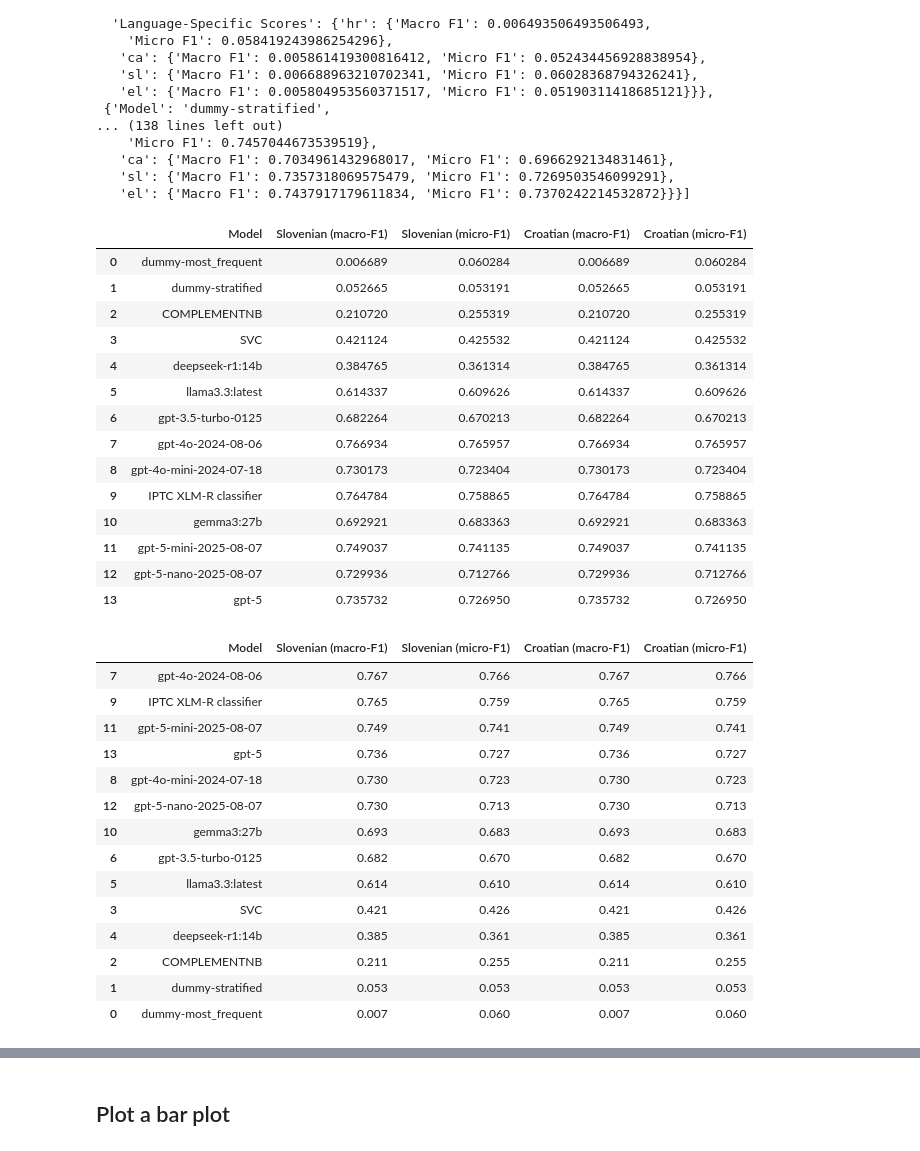
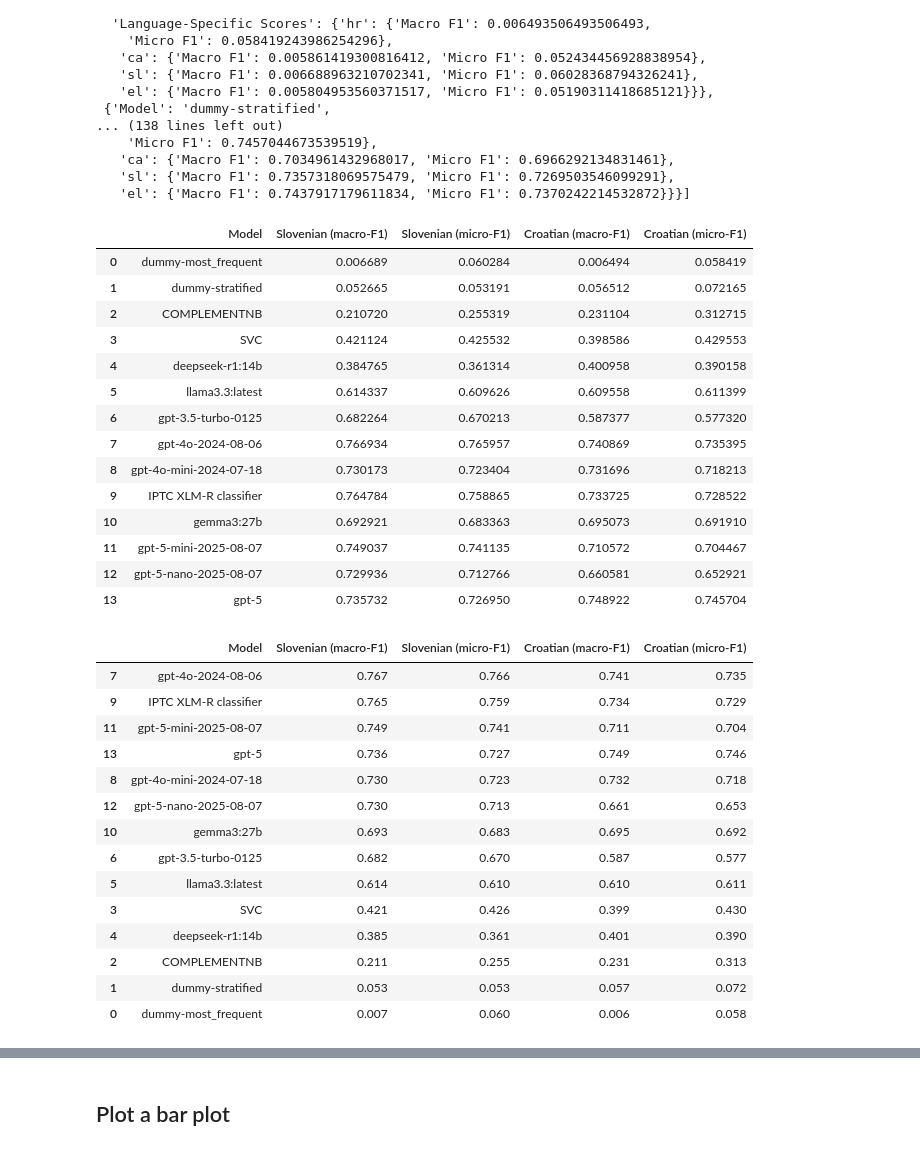
Before and after one commit to TajaKuzman/Benchmarking-Text-Classification-on-South-Slavic, a Jupyter notebook: IPTC-NewsTopic-Benchmark/evaluation-for-the-paper/evaluation_for_the_paper.ipynb, the cells around one changed output, grey strips where cells are left out. Cells and saved outputs as stored; diff of their text form; code cells hidden in the pictures.

```diff
--- a/IPTC-NewsTopic-Benchmark/evaluation-for-the-paper/evaluation_for_the_paper.ipynb
+++ b/IPTC-NewsTopic-Benchmark/evaluation-for-the-paper/evaluation_for_the_paper.ipynb
@@ -26,57 +26,54 @@ results
 # %%
 results_iptc = []
 
 for x in results:
 	cur_result = {}
 	cur_result["Model"] = x["Model"]
-	for lang in ["Slovenian", "Croatian"]:
-		if lang == "Slovenian":
-			lang_code = "sl"
-		elif lang == ["Croatian"]:
-			lang_code = "hr"
-		cur_result[f"{lang} (macro-F1)"] = x['Language-Specific Scores'][lang_code]["Macro F1"]
-		cur_result[f"{lang} (micro-F1)"] = x['Language-Specific Scores'][lang_code]["Micro F1"]
+	cur_result[f"Slovenian (macro-F1)"] = x['Language-Specific Scores']["sl"]["Macro F1"]
+	cur_result[f"Slovenian (micro-F1)"] = x['Language-Specific Scores']["sl"]["Micro F1"]
+	cur_result[f"Croatian (macro-F1)"] = x['Language-Specific Scores']["hr"]["Macro F1"]
+	cur_result[f"Croatian (micro-F1)"] = x['Language-Specific Scores']["hr"]["Micro F1"]
 	results_iptc.append(cur_result)
 
 results_df = pd.DataFrame(results_iptc)
 
 results_df
 # %% [output]
 |  | Model | Slovenian (macro-F1) | Slovenian (micro-F1) | Croatian (macro-F1) | Croatian (micro-F1) |
-| 0 | dummy-most_frequent | 0.006689 | 0.060284 | 0.006689 | 0.060284 |
-| 1 | dummy-stratified | 0.052665 | 0.053191 | 0.052665 | 0.053191 |
-| 2 | COMPLEMENTNB | 0.210720 | 0.255319 | 0.210720 | 0.255319 |
-| 3 | SVC | 0.421124 | 0.425532 | 0.421124 | 0.425532 |
-| 4 | deepseek-r1:14b | 0.384765 | 0.361314 | 0.384765 | 0.361314 |
-| 5 | llama3.3:latest | 0.614337 | 0.609626 | 0.614337 | 0.609626 |
-| 6 | gpt-3.5-turbo-0125 | 0.682264 | 0.670213 | 0.682264 | 0.670213 |
-| 7 | gpt-4o-2024-08-06 | 0.766934 | 0.765957 | 0.766934 | 0.765957 |
-| 8 | gpt-4o-mini-2024-07-18 | 0.730173 | 0.723404 | 0.730173 | 0.723404 |
-| 9 | IPTC XLM-R classifier | 0.764784 | 0.758865 | 0.764784 | 0.758865 |
-| 10 | gemma3:27b | 0.692921 | 0.683363 | 0.692921 | 0.683363 |
-| 11 | gpt-5-mini-2025-08-07 | 0.749037 | 0.741135 | 0.749037 | 0.741135 |
-| 12 | gpt-5-nano-2025-08-07 | 0.729936 | 0.712766 | 0.729936 | 0.712766 |
-| 13 | gpt-5 | 0.735732 | 0.726950 | 0.735732 | 0.726950 |
+| 0 | dummy-most_frequent | 0.006689 | 0.060284 | 0.006494 | 0.058419 |
+| 1 | dummy-stratified | 0.052665 | 0.053191 | 0.056512 | 0.072165 |
+| 2 | COMPLEMENTNB | 0.210720 | 0.255319 | 0.231104 | 0.312715 |
+| 3 | SVC | 0.421124 | 0.425532 | 0.398586 | 0.429553 |
+| 4 | deepseek-r1:14b | 0.384765 | 0.361314 | 0.400958 | 0.390158 |
+| 5 | llama3.3:latest | 0.614337 | 0.609626 | 0.609558 | 0.611399 |
+| 6 | gpt-3.5-turbo-0125 | 0.682264 | 0.670213 | 0.587377 | 0.577320 |
+| 7 | gpt-4o-2024-08-06 | 0.766934 | 0.765957 | 0.740869 | 0.735395 |
+| 8 | gpt-4o-mini-2024-07-18 | 0.730173 | 0.723404 | 0.731696 | 0.718213 |
+| 9 | IPTC XLM-R classifier | 0.764784 | 0.758865 | 0.733725 | 0.728522 |
+| 10 | gemma3:27b | 0.692921 | 0.683363 | 0.695073 | 0.691910 |
+| 11 | gpt-5-mini-2025-08-07 | 0.749037 | 0.741135 | 0.710572 | 0.704467 |
+| 12 | gpt-5-nano-2025-08-07 | 0.729936 | 0.712766 | 0.660581 | 0.652921 |
+| 13 | gpt-5 | 0.735732 | 0.726950 | 0.748922 | 0.745704 |
 # %%
 results_df = results_df.sort_values(by="Slovenian (macro-F1)", ascending=False).round(3)
 
 results_df
 # %% [output]
 |  | Model | Slovenian (macro-F1) | Slovenian (micro-F1) | Croatian (macro-F1) | Croatian (micro-F1) |
-| 7 | gpt-4o-2024-08-06 | 0.767 | 0.766 | 0.767 | 0.766 |
-| 9 | IPTC XLM-R classifier | 0.765 | 0.759 | 0.765 | 0.759 |
-| 11 | gpt-5-mini-2025-08-07 | 0.749 | 0.741 | 0.749 | 0.741 |
-| 13 | gpt-5 | 0.736 | 0.727 | 0.736 | 0.727 |
-| 8 | gpt-4o-mini-2024-07-18 | 0.730 | 0.723 | 0.730 | 0.723 |
-| 12 | gpt-5-nano-2025-08-07 | 0.730 | 0.713 | 0.730 | 0.713 |
-| 10 | gemma3:27b | 0.693 | 0.683 | 0.693 | 0.683 |
-| 6 | gpt-3.5-turbo-0125 | 0.682 | 0.670 | 0.682 | 0.670 |
-| 5 | llama3.3:latest | 0.614 | 0.610 | 0.614 | 0.610 |
-| 3 | SVC | 0.421 | 0.426 | 0.421 | 0.426 |
-| 4 | deepseek-r1:14b | 0.385 | 0.361 | 0.385 | 0.361 |
-| 2 | COMPLEMENTNB | 0.211 | 0.255 | 0.211 | 0.255 |
-| 1 | dummy-stratified | 0.053 | 0.053 | 0.053 | 0.053 |
-| 0 | dummy-most_frequent | 0.007 | 0.060 | 0.007 | 0.060 |
+| 7 | gpt-4o-2024-08-06 | 0.767 | 0.766 | 0.741 | 0.735 |
+| 9 | IPTC XLM-R classifier | 0.765 | 0.759 | 0.734 | 0.729 |
+| 11 | gpt-5-mini-2025-08-07 | 0.749 | 0.741 | 0.711 | 0.704 |
+| 13 | gpt-5 | 0.736 | 0.727 | 0.749 | 0.746 |
+| 8 | gpt-4o-mini-2024-07-18 | 0.730 | 0.723 | 0.732 | 0.718 |
+| 12 | gpt-5-nano-2025-08-07 | 0.730 | 0.713 | 0.661 | 0.653 |
+| 10 | gemma3:27b | 0.693 | 0.683 | 0.695 | 0.692 |
+| 6 | gpt-3.5-turbo-0125 | 0.682 | 0.670 | 0.587 | 0.577 |
+| 5 | llama3.3:latest | 0.614 | 0.610 | 0.610 | 0.611 |
+| 3 | SVC | 0.421 | 0.426 | 0.399 | 0.430 |
+| 4 | deepseek-r1:14b | 0.385 | 0.361 | 0.401 | 0.390 |
+| 2 | COMPLEMENTNB | 0.211 | 0.255 | 0.231 | 0.313 |
+| 1 | dummy-stratified | 0.053 | 0.053 | 0.057 | 0.072 |
+| 0 | dummy-most_frequent | 0.007 | 0.060 | 0.006 | 0.058 |
 # %%
 print(results_df.to_markdown())
 # %% [output]
```
Also changed, not shown: parts of 9 cells of this notebook, 3 other files.
